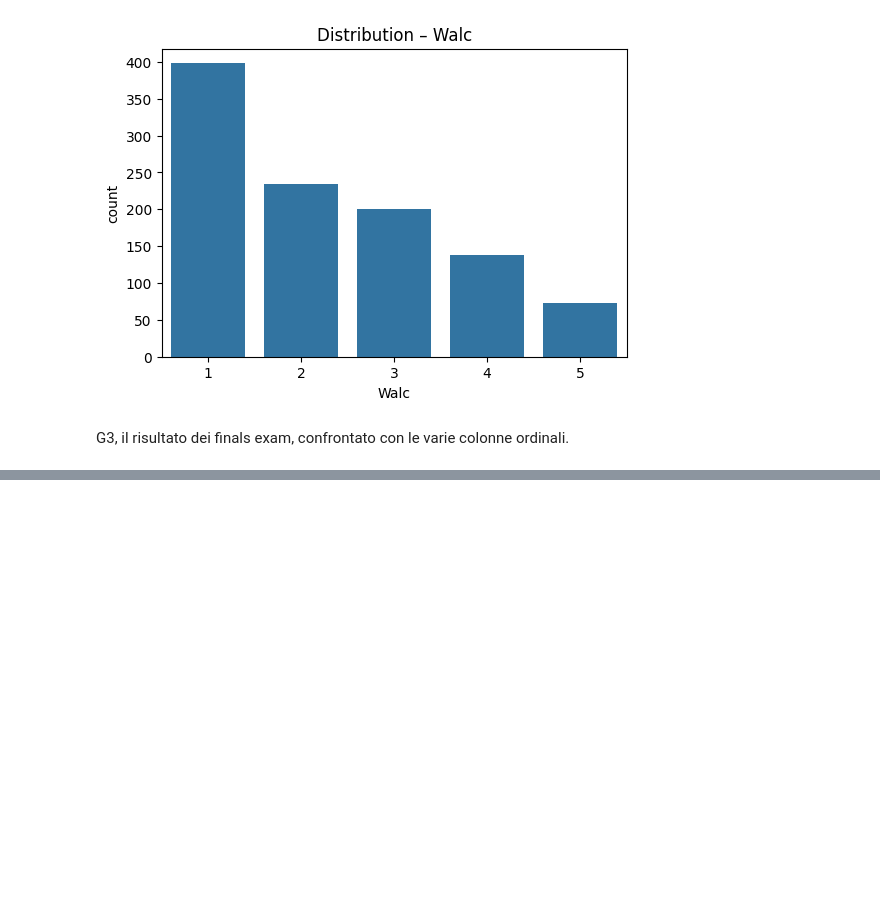
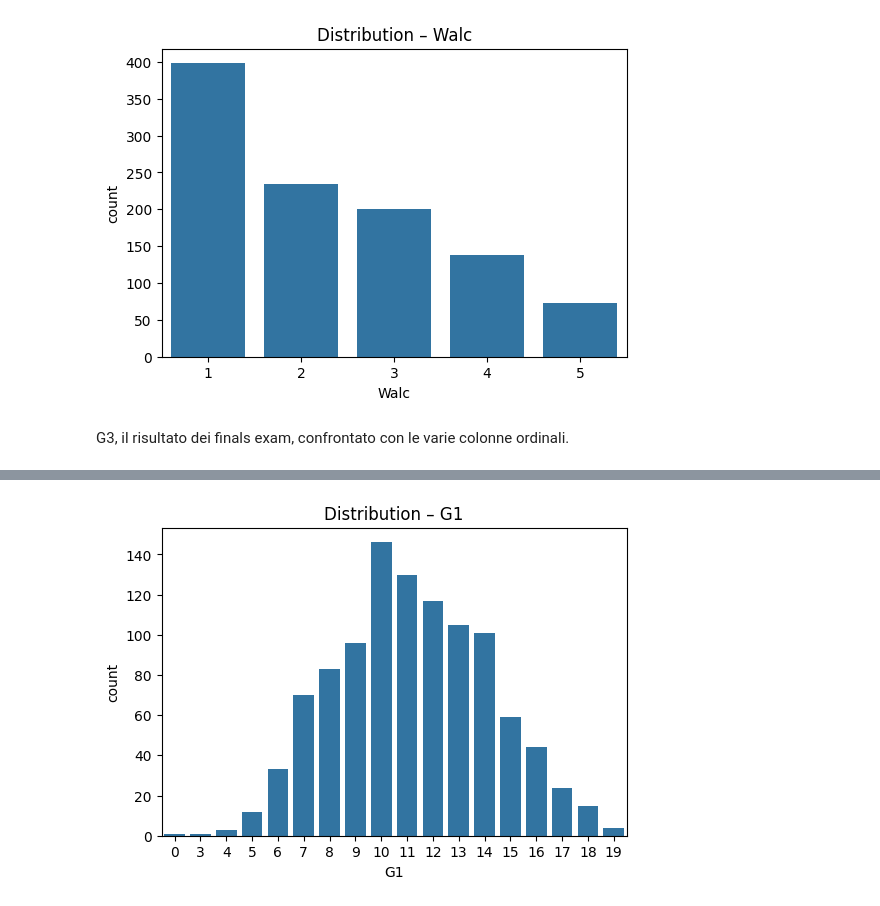
Before and after one commit to MarcoAsturi/student_alcohol_consumption_project, a Jupyter notebook: AnalisiEsplorativa.ipynb, the cells around one changed output, grey strips where cells are left out. Saved outputs shown, nothing was run; the diff lists cells and outputs as text; code cells hidden in the pictures; blank space fills up the shorter version.

Commit message:
AggiuntoTargetPlot

```diff
--- a/AnalisiEsplorativa.ipynb
+++ b/AnalisiEsplorativa.ipynb
@@ -151,3 +151,10 @@ for col in ordinal_cols:
 [figure]
 [figure]
 [figure]
+# %%
+for col in target_cols:
+    plt.figure(figsize=(6,4))
+    sns.countplot(data=df_merge, x=col)
+    plt.title(f"Distribution – {col}")
+# %% [output]
+[figure, added]
```
Also changed, not shown: parts of 1 cell of this notebook.
